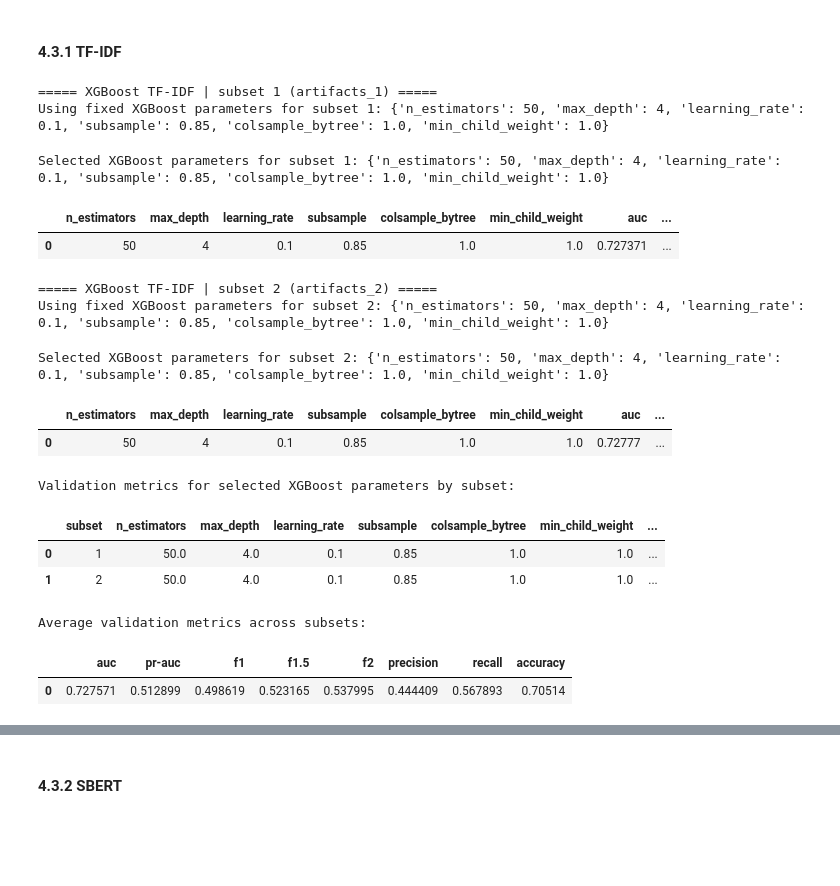
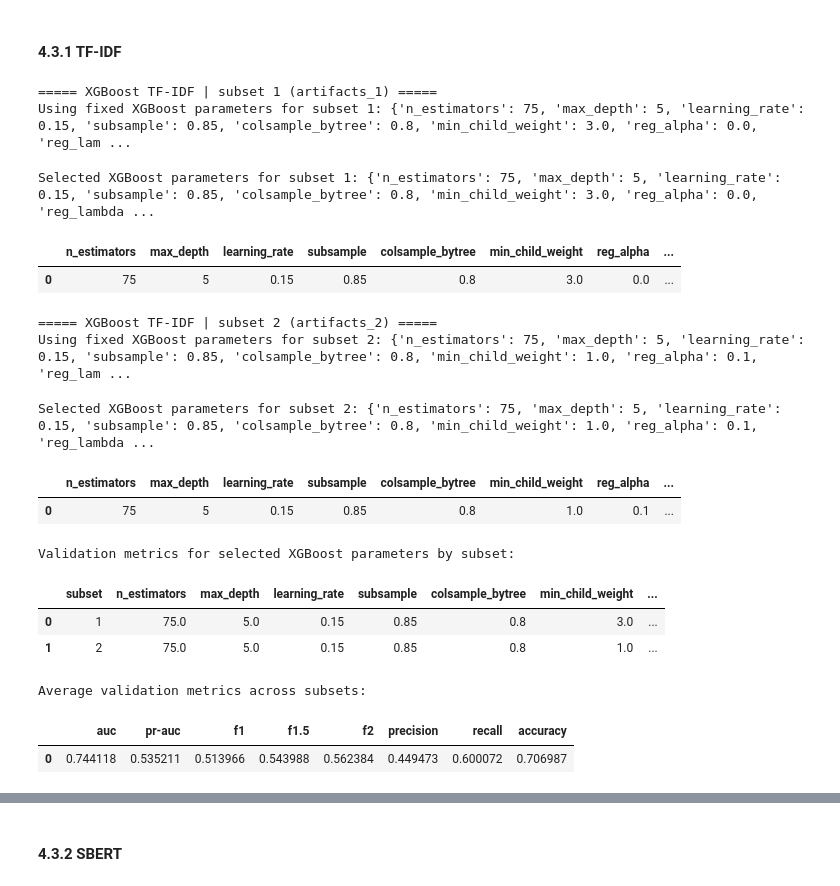
Before and after one commit to lzrcode-816/3244-Group-17-IMDB-Spoiler-Detection, a Jupyter notebook: Group17_ProjectDeSpoiler_Model.ipynb, the cells around one changed output, grey strips where cells are left out. Saved outputs shown, nothing was run; the diff lists cells and outputs as text; code cells hidden in the pictures; blank space fills up the shorter version.

```diff
--- a/Group17_ProjectDeSpoiler_Model.ipynb
+++ b/Group17_ProjectDeSpoiler_Model.ipynb
@@ -3010,7 +2806,7 @@ for subset_name, artifact_name in SUBSET_TO_ARTIFACT.items():
         model_type="sbert",
     )
     X_sbert_train_sub = validation_data["X_train"]
-    y_sbert_train_sub = validation_data["y_train"]
+    y_sbert_train_sub = np.array(validation_data["y_train"]).ravel()
     X_sbert_val = validation_data["X_val"]
     review_ids_val = validation_data["review_ids_val"]
     review_label_map_val = validation_data["review_label_map_val"]
@@ -3609,13 +3399,15 @@ from sklearn.metrics import (
 RF_THRESHOLD = 0.5
 metric_cols = ["auc", "average_precision", "f1", "f1.5", "f2", "precision", "recall", "accuracy"]
 rf_param_cols = ["n_estimators", "max_depth", "min_samples_split", "min_samples_leaf", "max_features"]
+rf_int_param_cols = ["n_estimators", "max_depth", "min_samples_split", "min_samples_leaf"]
 
 
 def normalize_rf_params(params_like):
     params = {key: value for key, value in dict(params_like).items() if key in rf_param_cols}
-    for name in ["n_estimators", "max_depth", "min_samples_split", "min_samples_leaf"]:
-        if name in params and params[name] is not None:
-            params[name] = int(params[name])
+    for name in rf_int_param_cols:
+        if name in params:
+            val = params[name]
+            params[name] = None if pd.isna(val) else int(val)
     return params
 
 
@@ -3689,14 +3481,24 @@ for subset_name, artifact_name in SUBSET_TO_ARTIFACT.items():
     rf_sbert_tuning_results[subset_name] = tuning_df
     rf_sbert_best_params_by_subset[subset_name] = best_params
 
+    display_tuning_df = tuning_df.copy()
+    for column in rf_int_param_cols:
+        if column in display_tuning_df.columns:
+            display_tuning_df[column] = display_tuning_df[column].map(
+                lambda value: None if pd.isna(value) else int(value)
+            ).astype(object)
+
     print(f"Selected RF parameters for subset {subset_name}: {best_params}")
     display(
-        tuning_df[present_param_cols + metric_cols]
+        display_tuning_df[present_param_cols + metric_cols]
         .rename(columns={"average_precision": "pr-auc"})
         .round(6)
     )
 
     selected_row = tuning_df.loc[0, present_param_cols + metric_cols].to_dict()
+    for column in rf_int_param_cols:
+        if column in selected_row:
+            selected_row[column] = None if pd.isna(selected_row[column]) else int(selected_row[column])
     rf_sbert_validation_rows.append({"subset": subset_name, **selected_row})
 
     selected_val_model = RandomForestClassifier(
@@ -3736,6 +3538,9 @@ for subset_name, artifact_name in SUBSET_TO_ARTIFACT.items():
     gc.collect()
 
 rf_sbert_validation_metrics_df = pd.DataFrame(rf_sbert_validation_rows)
+for column in rf_int_param_cols:
+    if column in rf_sbert_validation_metrics_df.columns:
+        rf_sbert_validation_metrics_df[column] = rf_sbert_validation_metrics_df[column].astype(object)
 rf_sbert_present_param_cols = [column for column in rf_param_cols if column in rf_sbert_validation_metrics_df.columns]
 print("Final RF SBERT validation summary:")
 display(
@@ -3952,6 +3757,8 @@ xgb_param_casts = {
     "subsample": float,
     "colsample_bytree": float,
     "min_child_weight": float,
+    "reg_alpha": float,
+    "reg_lambda": float,
 }
 
 xgb_tfidf_best_params_by_subset = {}
@@ -3979,15 +3786,24 @@ for subset_name, artifact_name in SUBSET_TO_ARTIFACT.items():
 
     if USE_FIXED_BEST_PARAMS and fixed_params is not None:
         candidate_param_sets = [
-            {name: caster(fixed_params[name]) for name, caster in xgb_param_casts.items()}
+            {
+                "n_estimators": int(fixed_params["n_estimators"]),
+                "max_depth": int(fixed_params["max_depth"]),
+                "learning_rate": float(fixed_params["learning_rate"]),
+                "subsample": float(fixed_params["subsample"]),
+                "colsample_bytree": float(fixed_params["colsample_bytree"]),
+                "min_child_weight": float(fixed_params["min_child_weight"]),
+                "reg_alpha": float(fixed_params["reg_alpha"]),
+                "reg_lambda": float(fixed_params["reg_lambda"]),
+            }
         ]
         print(f"Using fixed XGBoost parameters for subset {subset_name}: {candidate_param_sets[0]}")
     else:
         candidate_param_sets = [
             {name: caster(params[name]) for name, caster in xgb_param_casts.items()}
             for params in ParameterSampler(
-                XGB_PARAM_GRID,
-                n_iter=XGB_RANDOM_SEARCH_ITER,
+                XGB_TFIDF_PARAM_GRID,
+                n_iter=XGB_TFIDF_RANDOM_SEARCH_ITER,
                 random_state=RANDOM_STATE,
             )
         ]
@@ -4068,46 +3884,46 @@ for subset_name, artifact_name in SUBSET_TO_ARTIFACT.items():
         tree_method="hist",
         verbosity=0,
         scale_pos_weight=full_scale_pos_weight,
         **best_params,
     )
     final_model.fit(X_train_full, y_train_full)
     xgb_tfidf_models[subset_name] = final_model
 
 xgb_tfidf_validation_metrics_df = pd.DataFrame(xgb_tfidf_validation_rows)
 print("Validation metrics for selected XGBoost parameters by subset:")
 display(
     xgb_tfidf_validation_metrics_df[["subset"] + list(xgb_param_casts) + metric_cols]
     .rename(columns={"average_precision": "pr-auc"})
     .round(6)
 )
 
 validation_details_xgb_tfidf = xgb_tfidf_validation_metrics_df.copy()
 validation_summary_xgb_tfidf = xgb_tfidf_validation_metrics_df[metric_cols].mean().to_frame().T
 print("Average validation metrics across subsets:")
 display(
     validation_summary_xgb_tfidf.rename(columns={"average_precision": "pr-auc"}).round(6)
 )
 
 xgb_tfidf_best_params = xgb_tfidf_best_params_by_subset["1"]
 xgb_tfidf_model = xgb_tfidf_models["1"]
 # %% [output]
 ===== XGBoost TF-IDF | subset 1 (artifacts_1) =====
-Using fixed XGBoost parameters for subset 1: {'n_estimators': 50, 'max_depth': 4, 'learning_rate': 0.1, 'subsample': 0.85, 'colsample_bytree': 1.0, 'min_child_weight': 1.0}
+Using fixed XGBoost parameters for subset 1: {'n_estimators': 75, 'max_depth': 5, 'learning_rate': 0.15, 'subsample': 0.85, 'colsample_bytree': 0.8, 'min_child_weight': 3.0, 'reg_alpha': 0.0, 'reg_lam ...
-Selected XGBoost parameters for subset 1: {'n_estimators': 50, 'max_depth': 4, 'learning_rate': 0.1, 'subsample': 0.85, 'colsample_bytree': 1.0, 'min_child_weight': 1.0}
+Selected XGBoost parameters for subset 1: {'n_estimators': 75, 'max_depth': 5, 'learning_rate': 0.15, 'subsample': 0.85, 'colsample_bytree': 0.8, 'min_child_weight': 3.0, 'reg_alpha': 0.0, 'reg_lambda ...
-|  | n_estimators | max_depth | learning_rate | subsample | colsample_bytree | min_child_weight | auc | ... |
-| 0 | 50 | 4 | 0.1 | 0.85 | 1.0 | 1.0 | 0.727371 | ... |
+|  | n_estimators | max_depth | learning_rate | subsample | colsample_bytree | min_child_weight | reg_alpha | ... |
+| 0 | 75 | 5 | 0.15 | 0.85 | 0.8 | 3.0 | 0.0 | ... |
 ===== XGBoost TF-IDF | subset 2 (artifacts_2) =====
-Using fixed XGBoost parameters for subset 2: {'n_estimators': 50, 'max_depth': 4, 'learning_rate': 0.1, 'subsample': 0.85, 'colsample_bytree': 1.0, 'min_child_weight': 1.0}
+Using fixed XGBoost parameters for subset 2: {'n_estimators': 75, 'max_depth': 5, 'learning_rate': 0.15, 'subsample': 0.85, 'colsample_bytree': 0.8, 'min_child_weight': 1.0, 'reg_alpha': 0.1, 'reg_lam ...
-Selected XGBoost parameters for subset 2: {'n_estimators': 50, 'max_depth': 4, 'learning_rate': 0.1, 'subsample': 0.85, 'colsample_bytree': 1.0, 'min_child_weight': 1.0}
+Selected XGBoost parameters for subset 2: {'n_estimators': 75, 'max_depth': 5, 'learning_rate': 0.15, 'subsample': 0.85, 'colsample_bytree': 0.8, 'min_child_weight': 1.0, 'reg_alpha': 0.1, 'reg_lambda ...
-|  | n_estimators | max_depth | learning_rate | subsample | colsample_bytree | min_child_weight | auc | ... |
-| 0 | 50 | 4 | 0.1 | 0.85 | 1.0 | 1.0 | 0.72777 | ... |
+|  | n_estimators | max_depth | learning_rate | subsample | colsample_bytree | min_child_weight | reg_alpha | ... |
+| 0 | 75 | 5 | 0.15 | 0.85 | 0.8 | 1.0 | 0.1 | ... |
 Validation metrics for selected XGBoost parameters by subset:
 |  | subset | n_estimators | max_depth | learning_rate | subsample | colsample_bytree | min_child_weight | ... |
-| 0 | 1 | 50.0 | 4.0 | 0.1 | 0.85 | 1.0 | 1.0 | ... |
-| 1 | 2 | 50.0 | 4.0 | 0.1 | 0.85 | 1.0 | 1.0 | ... |
+| 0 | 1 | 75.0 | 5.0 | 0.15 | 0.85 | 0.8 | 3.0 | ... |
+| 1 | 2 | 75.0 | 5.0 | 0.15 | 0.85 | 0.8 | 1.0 | ... |
 Average validation metrics across subsets:
 |  | auc | pr-auc | f1 | f1.5 | f2 | precision | recall | accuracy |
-| 0 | 0.727571 | 0.512899 | 0.498619 | 0.523165 | 0.537995 | 0.444409 | 0.567893 | 0.70514 |
+| 0 | 0.744118 | 0.535211 | 0.513966 | 0.543988 | 0.562384 | 0.449473 | 0.600072 | 0.706987 |
 # %%
 # Threshold Tuning
 xgb_tfidf_tuned_threshold_metric_cols = ["auc", "average_precision", "f1", "f1.5", "f2", "precision", "recall", "accuracy"]
```
Also changed, not shown: parts of 35 cells of this notebook, 1 other file.
